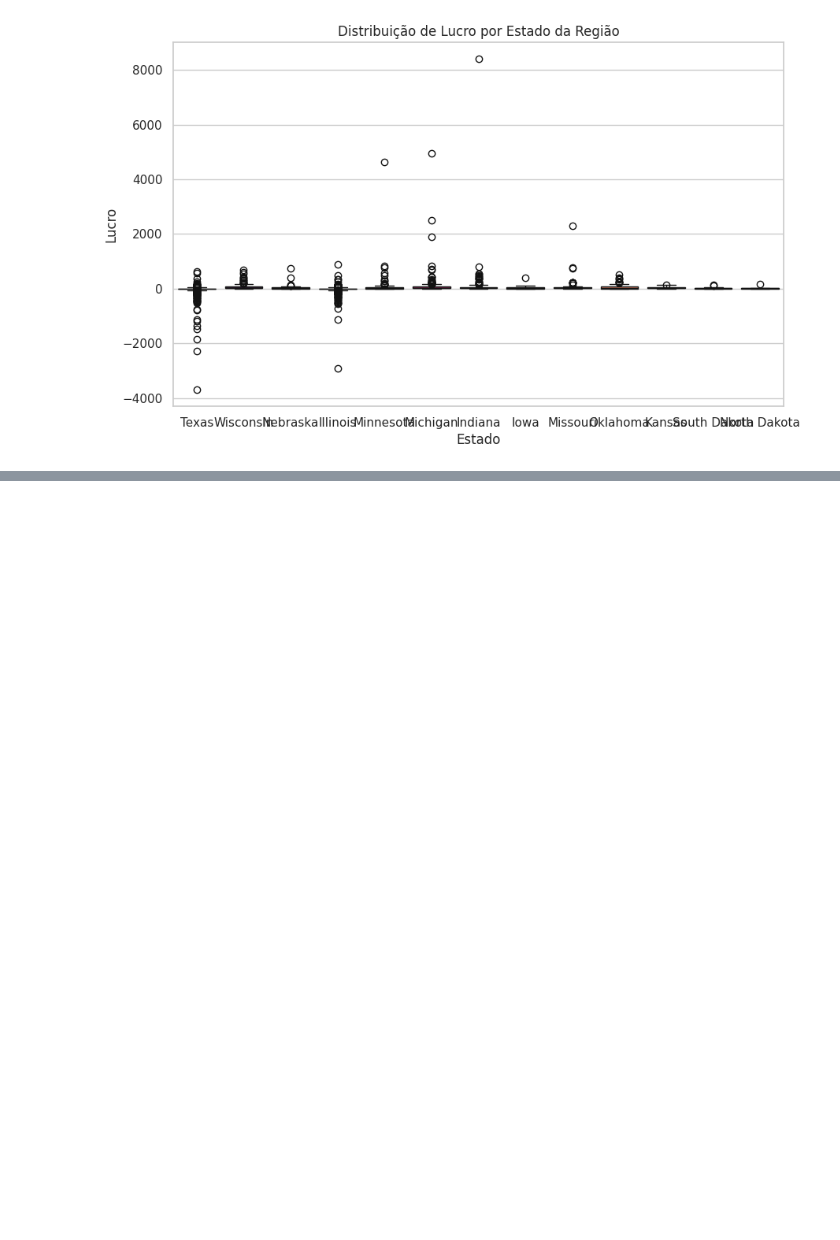
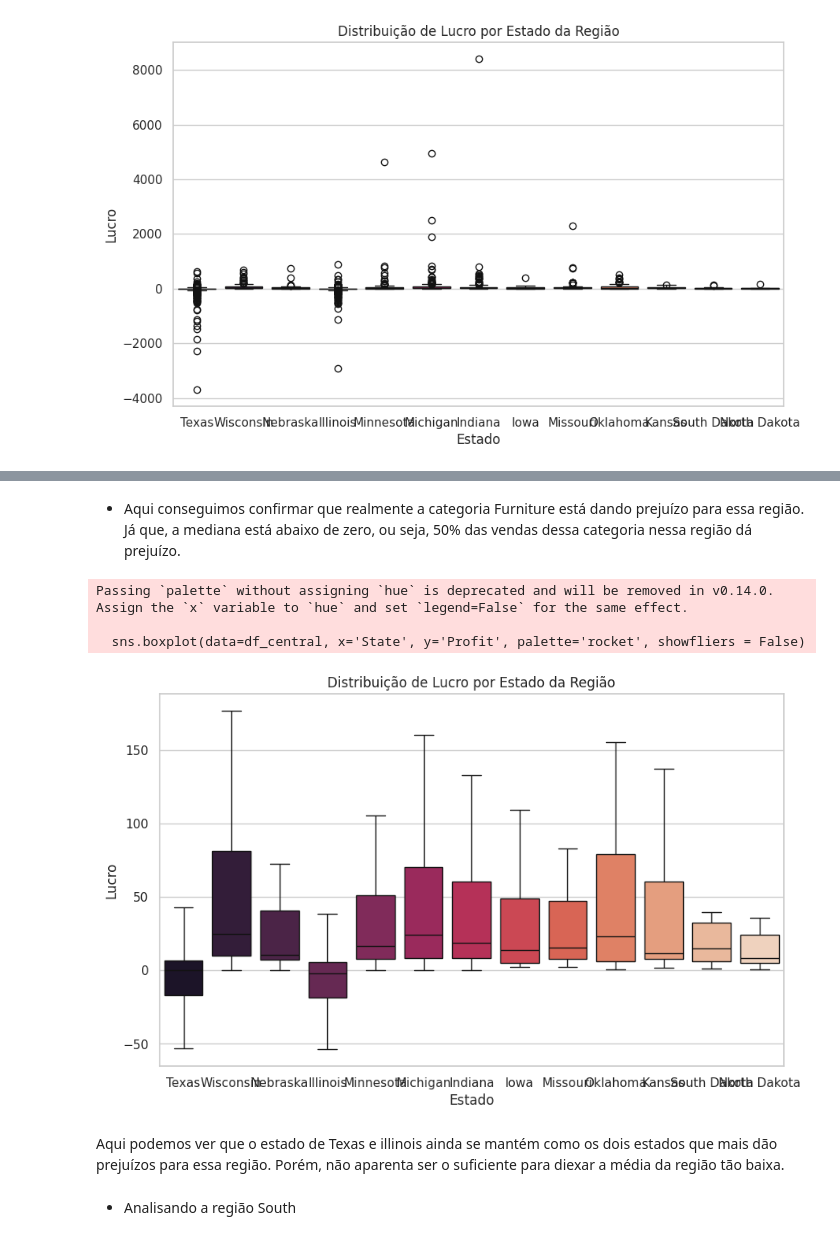
Before and after one commit to Ronaldo-Junior1/analise-dados-supermercado, a Jupyter notebook: Analise_base_supermercadoTeste.ipynb, the cells around one changed output, grey strips where cells are left out. Saved outputs shown, nothing was run; the diff lists cells and outputs as text; code cells hidden in the pictures; blank space fills up the shorter version.

```diff
--- a/Analise_base_supermercadoTeste.ipynb
+++ b/Analise_base_supermercadoTeste.ipynb
@@ -517,0 +533,18 @@ Passing `palette` without assigning `hue` is deprecated and will be removed in v
+# %% [markdown]
+- Aqui conseguimos confirmar que realmente a categoria Furniture está dando prejuízo para essa região. Já que, a mediana está abaixo de zero, ou seja, 50% das vendas dessa categoria nessa região dá prejuízo.
+# %%
+plt.figure(figsize=(10, 6))
+sns.boxplot(data=df_central, x='State', y='Profit', palette='rocket', showfliers = False)
+plt.title('Distribuição de Lucro por Estado da Região')
+plt.xlabel('Estado')
+plt.ylabel('Lucro')
+plt.show()
+# %% [output]
+Passing `palette` without assigning `hue` is deprecated and will be removed in v0.14.0. Assign the `x` variable to `hue` and set `legend=False` for the same effect.
+
+  sns.boxplot(data=df_central, x='State', y='Profit', palette='rocket', showfliers = False)
+[figure, added]
+# %% [markdown]
+Aqui podemos ver que o estado de Texas e illinois ainda se mantém como os dois estados que mais dão prejuízos para essa região. Porém, não aparenta ser o suficiente para diexar a média da região tão baixa.
+# %% [markdown]
+- Analisando a região South
```
Also changed, not shown: parts of 28 cells of this notebook.
